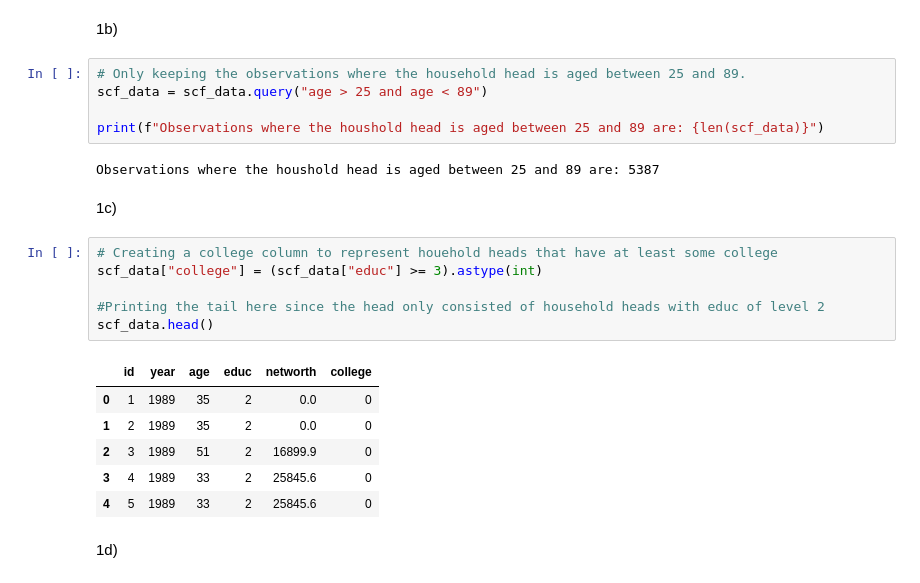
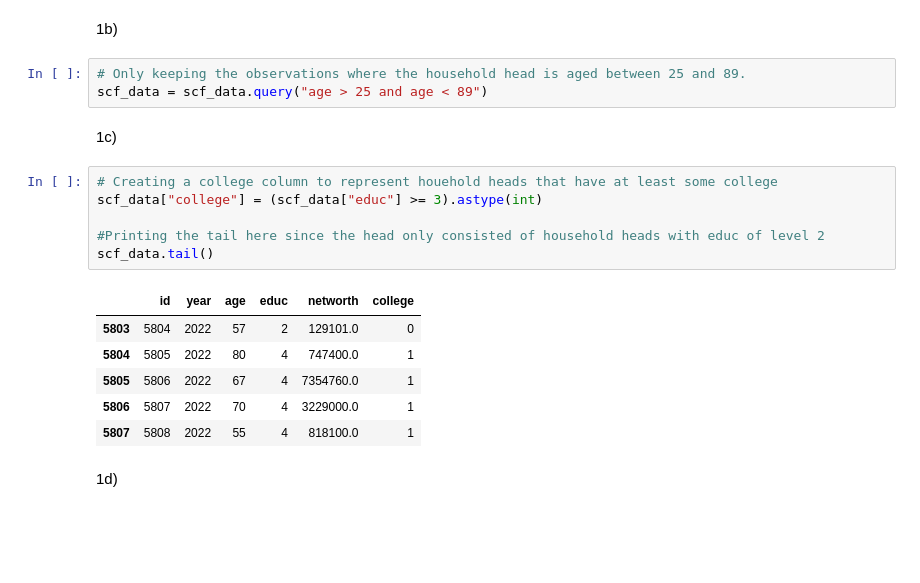
Before and after one commit to DusanNikolic99/TECH2-H25-assignment2, a Jupyter notebook: assignment2.ipynb, the cells around one changed output. Saved outputs shown, nothing was run; the diff lists cells and outputs as text; blank space fills up the shorter version.

```diff
--- a/assignment2.ipynb
+++ b/assignment2.ipynb
@@ -81,25 +81,21 @@ scf_data.head()
 # %%
 # Only keeping the observations where the household head is aged between 25 and 89.
 scf_data = scf_data.query("age > 25 and age < 89")
-
-print(f"Observations where the houshold head is aged between 25 and 89 are: {len(scf_data)}")
-# %% [output]
-Observations where the houshold head is aged between 25 and 89 are: 5387
 # %% [markdown]
 1c)
 # %%
 # Creating a college column to represent houehold heads that have at least some college
 scf_data["college"] = (scf_data["educ"] >= 3).astype(int)
 
 #Printing the tail here since the head only consisted of household heads with educ of level 2
-scf_data.head()
+scf_data.tail()
 # %% [output]
 |  | id | year | age | educ | networth | college |
-| 0 | 1 | 1989 | 35 | 2 | 0.0 | 0 |
-| 1 | 2 | 1989 | 35 | 2 | 0.0 | 0 |
-| 2 | 3 | 1989 | 51 | 2 | 16899.9 | 0 |
-| 3 | 4 | 1989 | 33 | 2 | 25845.6 | 0 |
-| 4 | 5 | 1989 | 33 | 2 | 25845.6 | 0 |
+| 5803 | 5804 | 2022 | 57 | 2 | 129101.0 | 0 |
+| 5804 | 5805 | 2022 | 80 | 4 | 747400.0 | 1 |
+| 5805 | 5806 | 2022 | 67 | 4 | 7354760.0 | 1 |
+| 5806 | 5807 | 2022 | 70 | 4 | 3229000.0 | 1 |
+| 5807 | 5808 | 2022 | 55 | 4 | 818100.0 | 1 |
 # %% [markdown]
 1d)
 # %%
```
Also changed, not shown: parts of 5 cells of this notebook.
